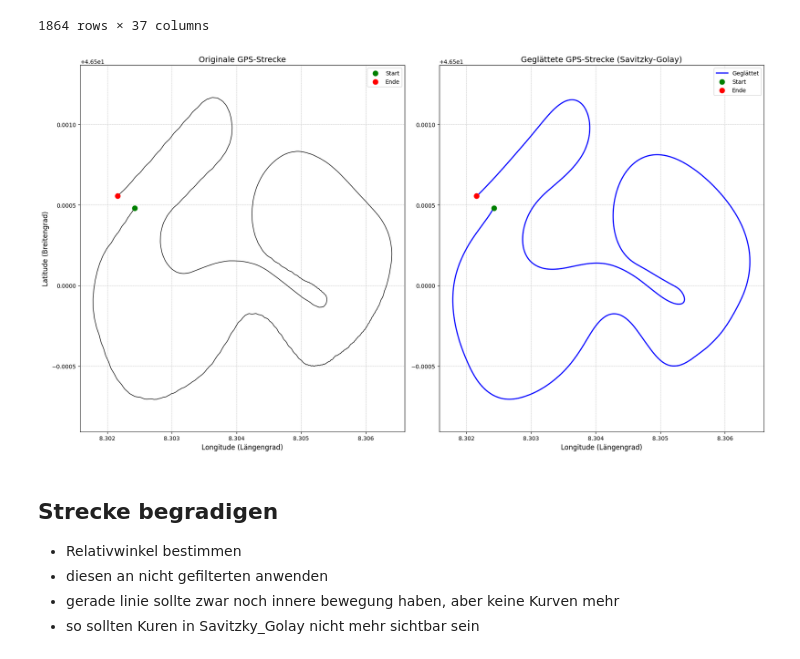
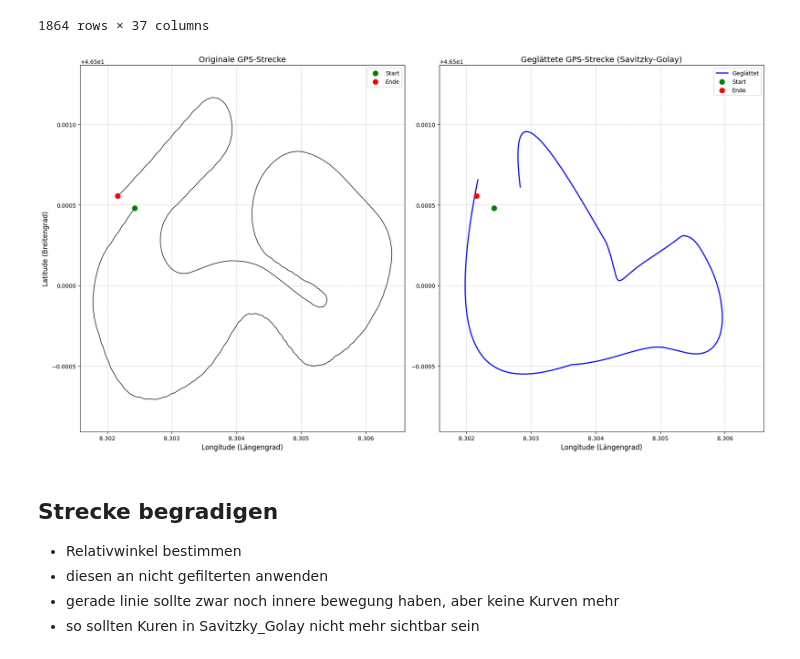
Before and after one commit to Louisfhgr/Dash.py, a Jupyter notebook: Vorwärtsbewegung_standartisieren.ipynb, the cells around one changed output. Saved outputs shown, nothing was run; the diff lists cells and outputs as text; code cells hidden in the pictures.

```diff
--- a/Vorwärtsbewegung_standartisieren.ipynb
+++ b/Vorwärtsbewegung_standartisieren.ipynb
@@ -428,7 +441,7 @@ from scipy.signal import savgol_filter
 df_modified_Stan = df_modified.copy()
 
 # Savitzky-Golay-Filter anwenden (Fenstergröße & Ordnung anpassen)
-window_size = 121  # Muss ungerade sein! (Erhöhen = stärkere Glättung)
+window_size = 771  # Muss ungerade sein! (Erhöhen = stärkere Glättung)
 order = 3  # Polynomgrad (3 ist meist ein guter Wert)
 
 # Glättung auf GPS-Daten anwenden
@@ -453,36 +466,36 @@ df_modified_Stan
 # %%
 # Größere Darstellung mit zwei Subplots nebeneinander
 fig, ax = plt.subplots(1, 2, figsize=(18, 10))
 
 # Original GPS-Strecke
-ax[0].plot(df_modified["longitude"], df_modified["latitude"], color="black", linestyle="-", alpha=1, linewidth=1)
-ax[0].scatter(df_modified["longitude"].iloc[0], df_modified["latitude"].iloc[0], color="green", label="Start", zorder=3, s=80)
-ax[0].scatter(df_modified["longitude"].iloc[-1], df_modified["latitude"].iloc[-1], color="red", label="Ende", zorder=3, s=80)
+ax[0].plot(df_modified_Stan["longitude"], df_modified_Stan["latitude"], color="black", linestyle="-", alpha=1, linewidth=1)
+ax[0].scatter(df_modified_Stan["longitude"].iloc[0], df_modified_Stan["latitude"].iloc[0], color="green", label="Start", zorder=3, s=80)
+ax[0].scatter(df_modified_Stan["longitude"].iloc[-1], df_modified_Stan["latitude"].iloc[-1], color="red", label="Ende", zorder=3, s=80)
 ax[0].set_title("Originale GPS-Strecke", fontsize=14)
 ax[0].set_xlabel("Longitude (Längengrad)", fontsize=12)
 ax[0].set_ylabel("Latitude (Breitengrad)", fontsize=12)
 ax[0].legend()
 ax[0].grid(True, linestyle="--", linewidth=0.5)
 
 # Geglättete GPS-Strecke
 ax[1].plot(df_modified_Stan["longitude_smooth"], df_modified_Stan["latitude_smooth"], color="blue", linestyle="-", linewidth=2, label="Geglättet")
 ax[1].scatter(df_modified_Stan["longitude"].iloc[0], df_modified_Stan["latitude"].iloc[0], color="green", label="Start", zorder=3, s=80)
 ax[1].scatter(df_modified_Stan["longitude"].iloc[-1], df_modified_Stan["latitude"].iloc[-1], color="red", label="Ende", zorder=3, s=80)
 ax[1].set_title("Geglättete GPS-Strecke (Savitzky-Golay)", fontsize=14)
 ax[1].set_xlabel("Longitude (Längengrad)", fontsize=12)
 ax[1].legend()
 ax[1].grid(True, linestyle="--", linewidth=0.5)
 
 # Gemeinsame Achsenbegrenzung für besseren Vergleich
 for a in ax:
     a.set_xlim(df_modified["longitude"].min() - 0.0002, df_modified["longitude"].max() + 0.0002)
     a.set_ylim(df_modified["latitude"].min() - 0.0002, df_modified["latitude"].max() + 0.0002)
 
 # Anzeigen der Plots
 plt.tight_layout()
 plt.show()
 # %% [output]
-[figure, old version]
+[figure, new version]
 # %% [markdown]
 ## Strecke begradigen
 
```
Also changed, not shown: parts of 15 cells of this notebook.
